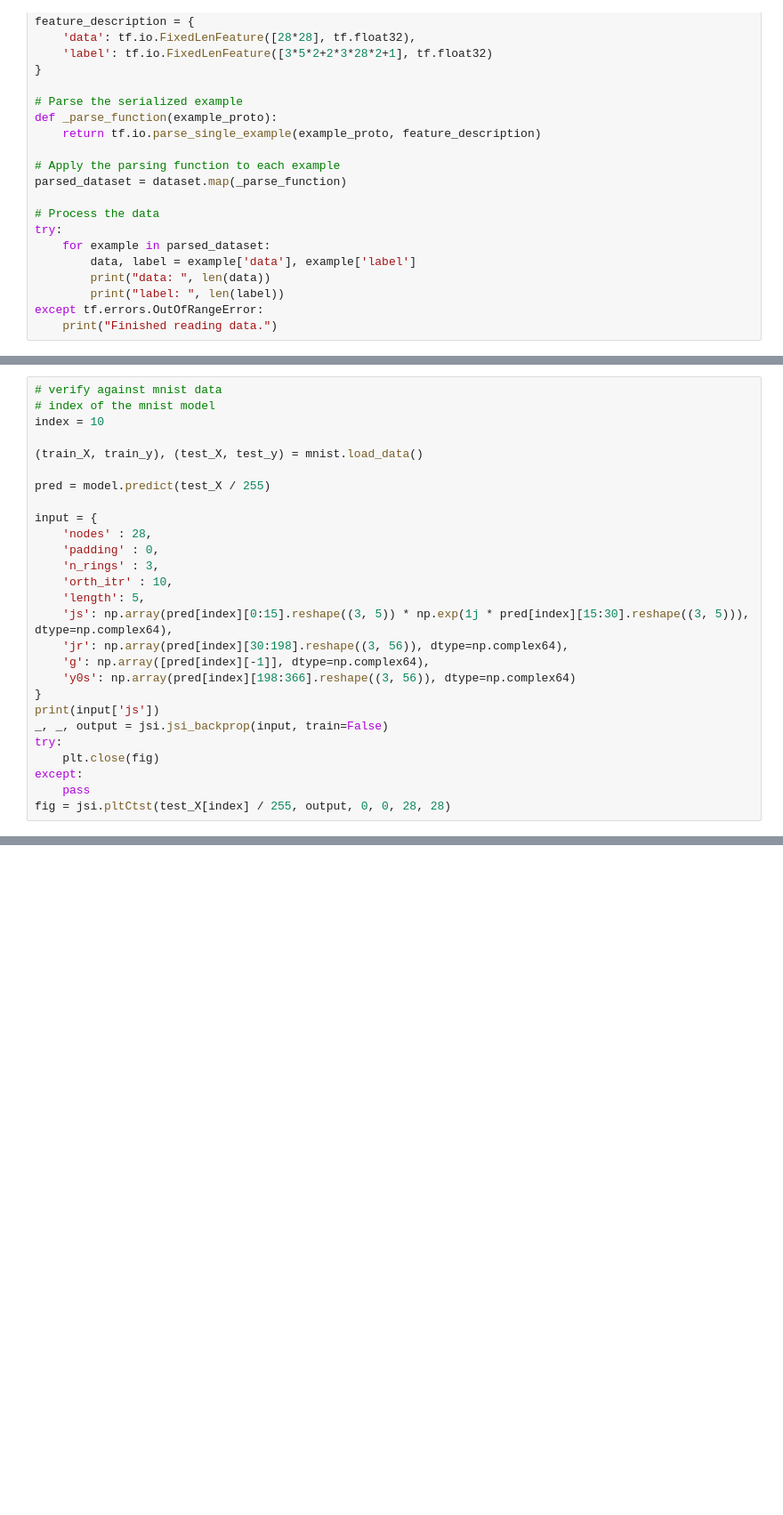
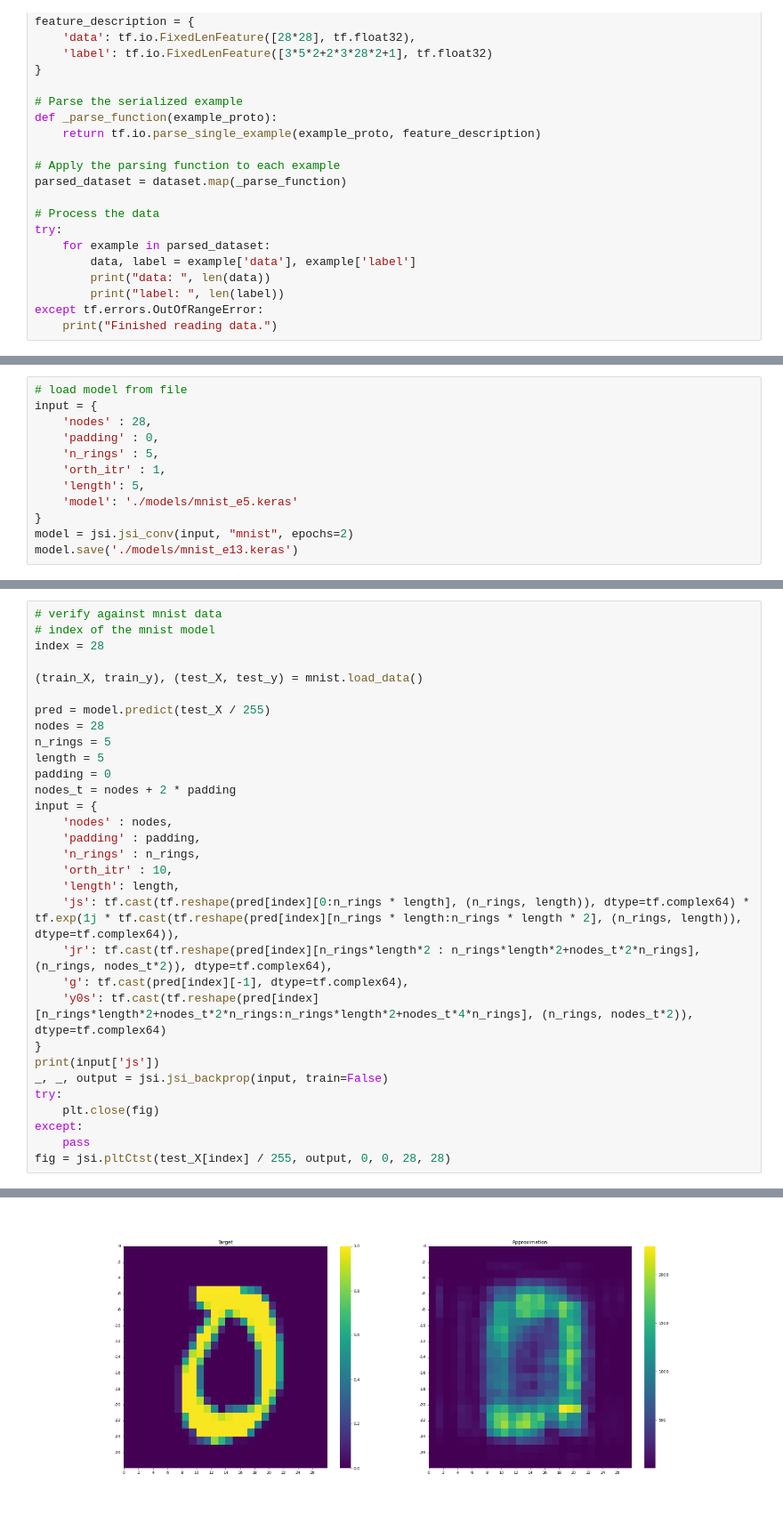
Before and after one commit to w41g87/jsi, a Jupyter notebook: nn.ipynb, the cells around one changed output, grey strips where cells are left out. Shown: that part at 89% size. Drawn from its saved outputs; the diff is of its cells as text; blank space fills up the shorter version.

```diff
--- a/nn.ipynb
+++ b/nn.ipynb
@@ -95,0 +143,12 @@ model = jsi.jsi_conv(input, "my_dataset.tfrecord", epochs=10)
+# %%
+# load model from file
+input = {
+    'nodes' : 28,
+    'padding' : 0,
+    'n_rings' : 5,
+    'orth_itr' : 1,
+    'length': 5,
+    'model': './models/mnist_e5.keras'
+}
+model = jsi.jsi_conv(input, "mnist", epochs=2)
+model.save('./models/mnist_e13.keras')
@@ -96,22 +164,26 @@ model = jsi.jsi_conv(input, "my_dataset.tfrecord", epochs=10)
 # %%
 # verify against mnist data
 # index of the mnist model
-index = 10
+index = 28
 
 (train_X, train_y), (test_X, test_y) = mnist.load_data()
 
 pred = model.predict(test_X / 255)
-
+nodes = 28
+n_rings = 5
+length = 5
+padding = 0
+nodes_t = nodes + 2 * padding
 input = {
-    'nodes' : 28,
-    'padding' : 0,
-    'n_rings' : 3,
+    'nodes' : nodes,
+    'padding' : padding,
+    'n_rings' : n_rings,
     'orth_itr' : 10,
-    'length': 5,
-    'js': np.array(pred[index][0:15].reshape((3, 5)) * np.exp(1j * pred[index][15:30].reshape((3, 5))), dtype=np.complex64),
-    'jr': np.array(pred[index][30:198].reshape((3, 56)), dtype=np.complex64),
-    'g': np.array([pred[index][-1]], dtype=np.complex64),
-    'y0s': np.array(pred[index][198:366].reshape((3, 56)), dtype=np.complex64)
+    'length': length,
+    'js': tf.cast(tf.reshape(pred[index][0:n_rings * length], (n_rings, length)), dtype=tf.complex64) * tf.exp(1j * tf.cast(tf.reshape(pred[index][n_rings * length:n_rings * length * 2], (n_rings, length)), dtype=tf.complex64)),
+    'jr': tf.cast(tf.reshape(pred[index][n_rings*length*2 : n_rings*length*2+nodes_t*2*n_rings], (n_rings, nodes_t*2)), dtype=tf.complex64),
+    'g': tf.cast(pred[index][-1], dtype=tf.complex64),
+    'y0s': tf.cast(tf.reshape(pred[index][n_rings*length*2+nodes_t*2*n_rings:n_rings*length*2+nodes_t*4*n_rings], (n_rings, nodes_t*2)), dtype=tf.complex64)
 }
 print(input['js'])
 _, _, output = jsi.jsi_backprop(input, train=False)
@@ -120,3 +192,4 @@ try:
 except:
     pass
 fig = jsi.pltCtst(test_X[index] / 255, output, 0, 0, 28, 28)
+# %% [output]
@@ -123,3 +213,4 @@ fig = jsi.pltCtst(test_X[index] / 255, output, 0, 0, 28, 28)
+[figure, added]
 # %%
 # verify against jsi generated with some constraint
 
```
Also changed, not shown: parts of 7 cells of this notebook, 5 other files.
